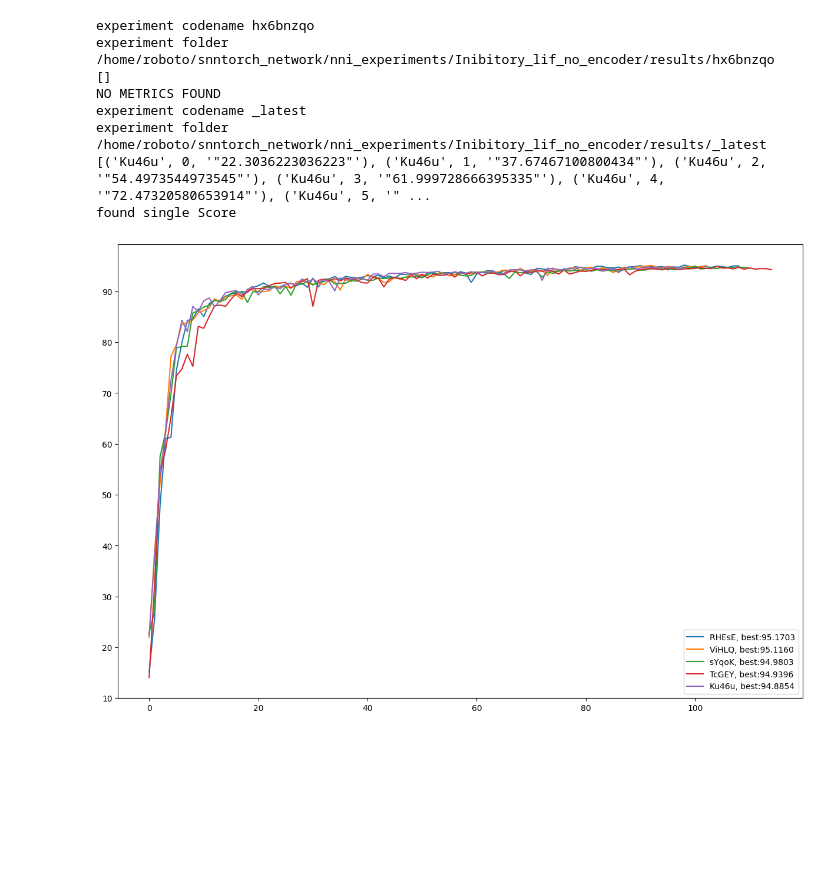
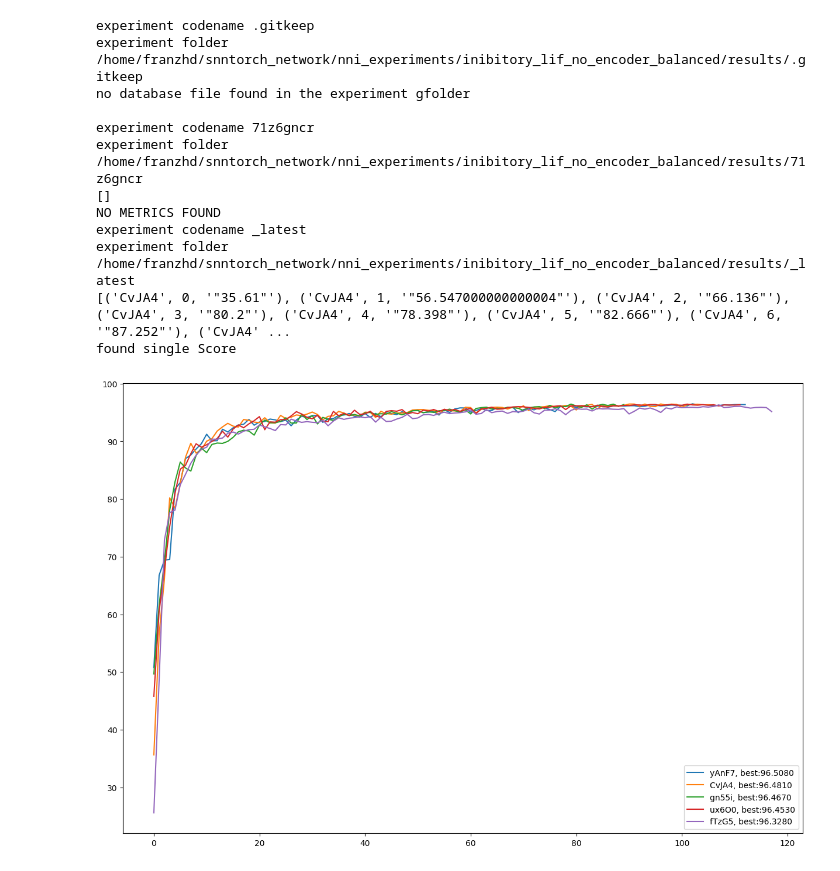
Before and after one commit to franzhd/snntorch_network, a Jupyter notebook: notebook/experiment_visualizer.ipynb, the cells around one changed output. Cells and saved outputs as stored; diff of their text form; code cells hidden in the pictures; blank space fills up the shorter version.

Commit message:
fix error in config file for worst experiment

```diff
--- a/notebook/experiment_visualizer.ipynb
+++ b/notebook/experiment_visualizer.ipynb
@@ -284,20 +284,24 @@ def show_results(path, experiment_code=None, print_content=False):
 #### given the modularity of the saving, modular finction defined by the user
 # %%
 #inserire qui tutte le variabili richieste per visualizzare gli esperimenti
-experiment_name = "Inibitory_lif_no_encoder"
+experiment_name = "inibitory_lif_no_encoder_balanced"
 experiment_code = ''
 path = f'{Path.home()}/snntorch_network/nni_experiments/{experiment_name}/results/'
 show_results(path, print_content=False)
 # %% [output]
-experiment codename hx6bnzqo
-experiment folder /home/roboto/snntorch_network/nni_experiments/Inibitory_lif_no_encoder/results/hx6bnzqo
+experiment codename .gitkeep
+experiment folder /home/franzhd/snntorch_network/nni_experiments/inibitory_lif_no_encoder_balanced/results/.gitkeep
+no database file found in the experiment gfolder
+
+experiment codename 71z6gncr
+experiment folder /home/franzhd/snntorch_network/nni_experiments/inibitory_lif_no_encoder_balanced/results/71z6gncr
 []
 NO METRICS FOUND
 experiment codename _latest
-experiment folder /home/roboto/snntorch_network/nni_experiments/Inibitory_lif_no_encoder/results/_latest
-[('Ku46u', 0, '"22.3036223036223"'), ('Ku46u', 1, '"37.67467100800434"'), ('Ku46u', 2, '"54.4973544973545"'), ('Ku46u', 3, '"61.999728666395335"'), ('Ku46u', 4, '"72.47320580653914"'), ('Ku46u', 5, '" ...
+experiment folder /home/franzhd/snntorch_network/nni_experiments/inibitory_lif_no_encoder_balanced/results/_latest
+[('CvJA4', 0, '"35.61"'), ('CvJA4', 1, '"56.547000000000004"'), ('CvJA4', 2, '"66.136"'), ('CvJA4', 3, '"80.2"'), ('CvJA4', 4, '"78.398"'), ('CvJA4', 5, '"82.666"'), ('CvJA4', 6, '"87.252"'), ('CvJA4' ...
 found single Score
-[figure, old version]
+[figure, new version]
 +---------------+--------------+---------+-------+---------------+----------------+----------------+----------+-----------------+-----------+------------+-----------+------------------+-------------+- ...
 | Trials Name   |   batch_size |   slope |    lr | loss_fn       |   net_hidden_1 |   net_hidden_2 |   vth_in |   vth_recurrent |   vth_out |   vth_back |   beta_in |   beta_recurrent |   beta_back |  ...
 +===============+==============+=========+=======+===============+================+================+==========+=================+===========+============+===========+==================+=============+= ...
```
Also changed, not shown: parts of 4 cells of this notebook, 2 other files.
